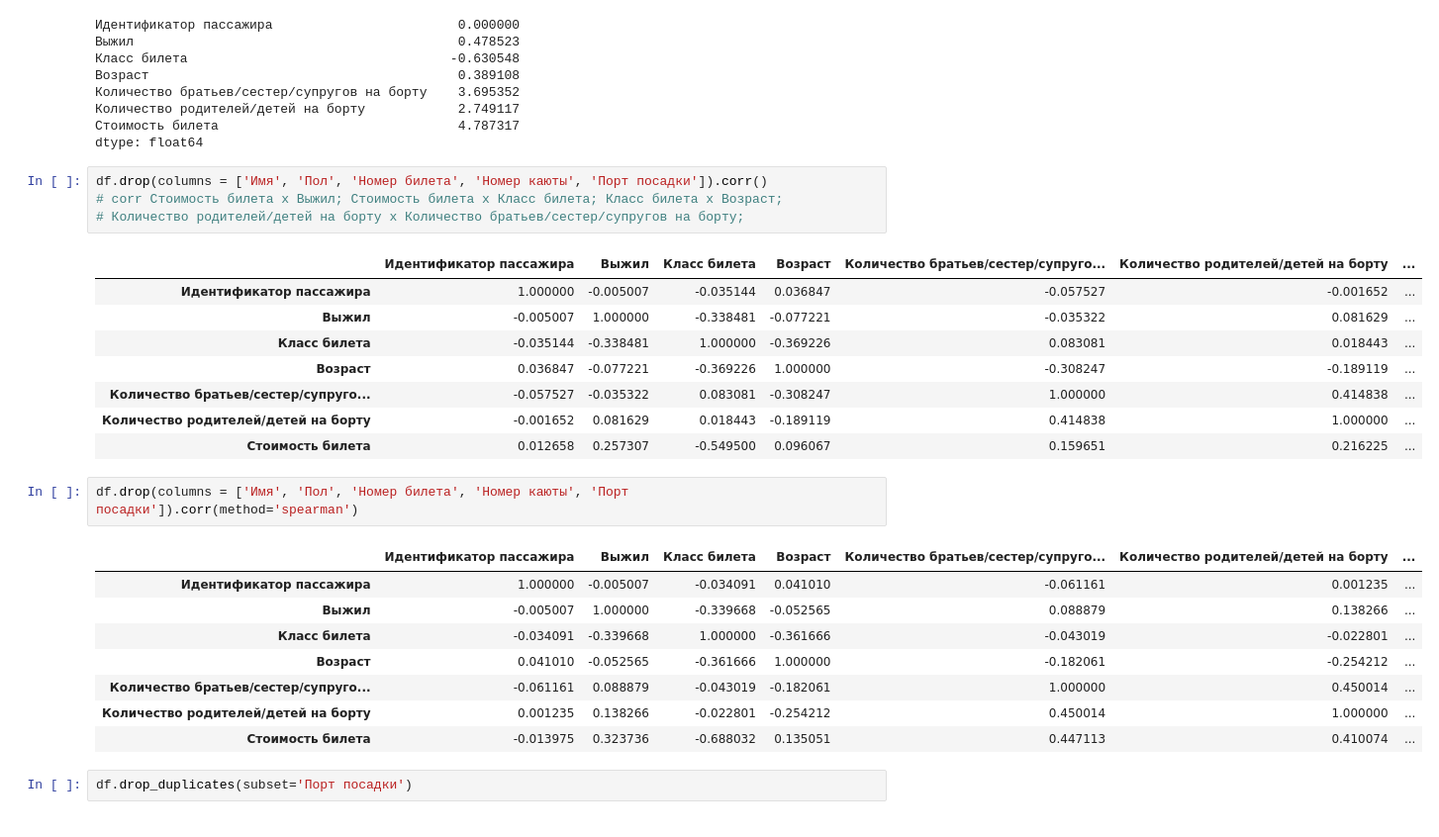
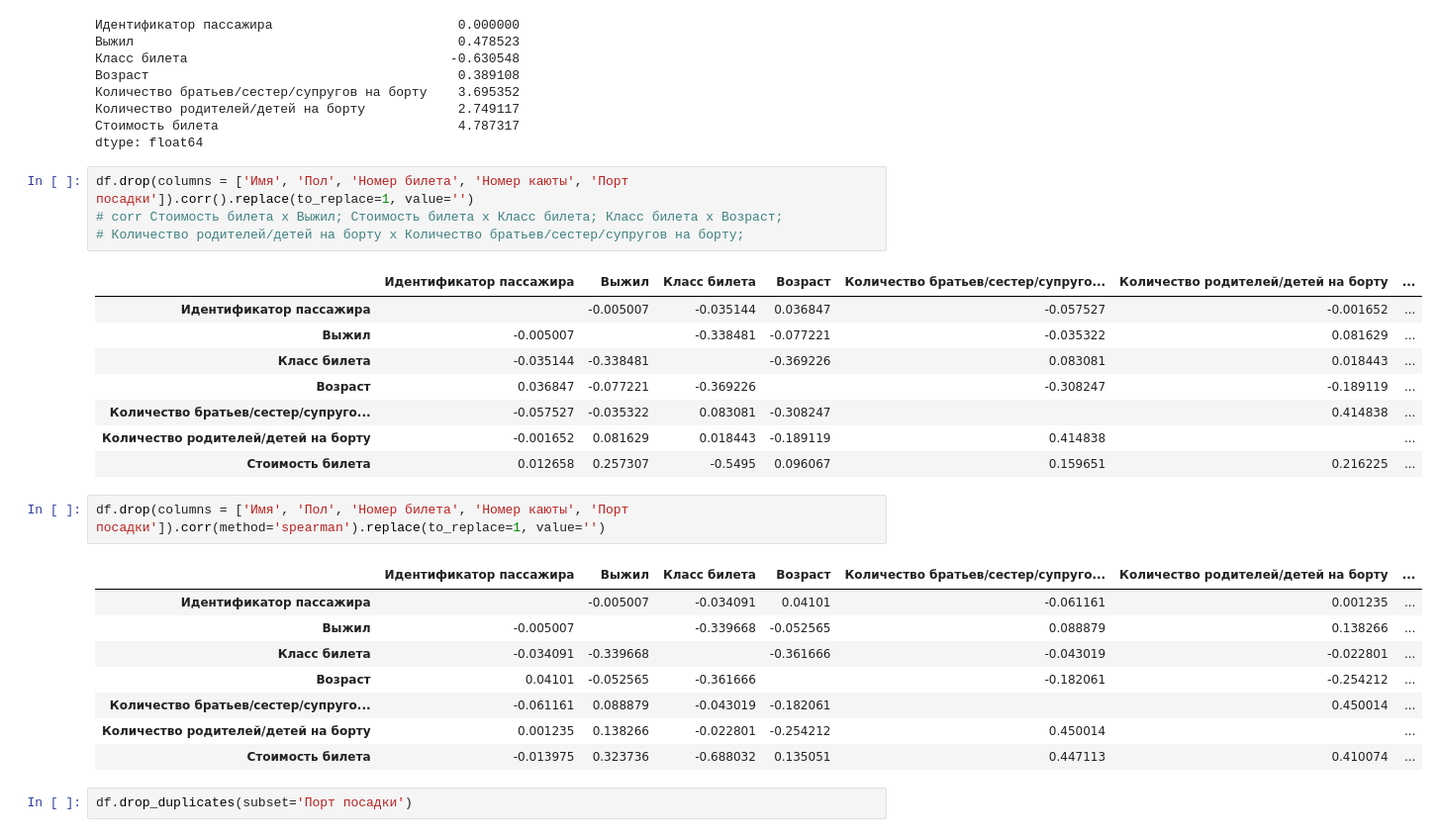
Before and after one commit to IsaakClarke/tms, a Jupyter notebook: lesson-6/lesson-6.ipynb, the cells around one changed output. Shown at 99% size. Saved outputs shown, nothing was run; the diff lists cells and outputs as text.

```diff
--- a/lesson-6/lesson-6.ipynb
+++ b/lesson-6/lesson-6.ipynb
@@ -147,28 +147,28 @@ df.drop(columns = ['Имя', 'Пол', 'Номер билета', 'Номер к
 Стоимость билета                               4.787317
 dtype: float64
 # %%
-df.drop(columns = ['Имя', 'Пол', 'Номер билета', 'Номер каюты', 'Порт посадки']).corr()
+df.drop(columns = ['Имя', 'Пол', 'Номер билета', 'Номер каюты', 'Порт посадки']).corr().replace(to_replace=1, value='')
 # corr Стоимость билета x Выжил; Стоимость билета x Класс билета; Класс билета x Возраст;
 # Количество родителей/детей на борту x Количество братьев/сестер/супругов на борту;
 # %% [output]
 |  | Идентификатор пассажира | Выжил | Класс билета | Возраст | Количество братьев/сестер/супруго... | Количество родителей/детей на борту | ... |
-| Идентификатор пассажира | 1.000000 | -0.005007 | -0.035144 | 0.036847 | -0.057527 | -0.001652 | ... |
-| Выжил | -0.005007 | 1.000000 | -0.338481 | -0.077221 | -0.035322 | 0.081629 | ... |
-| Класс билета | -0.035144 | -0.338481 | 1.000000 | -0.369226 | 0.083081 | 0.018443 | ... |
-| Возраст | 0.036847 | -0.077221 | -0.369226 | 1.000000 | -0.308247 | -0.189119 | ... |
-| Количество братьев/сестер/супруго... | -0.057527 | -0.035322 | 0.083081 | -0.308247 | 1.000000 | 0.414838 | ... |
-| Количество родителей/детей на борту | -0.001652 | 0.081629 | 0.018443 | -0.189119 | 0.414838 | 1.000000 | ... |
-| Стоимость билета | 0.012658 | 0.257307 | -0.549500 | 0.096067 | 0.159651 | 0.216225 | ... |
+| Идентификатор пассажира |  | -0.005007 | -0.035144 | 0.036847 | -0.057527 | -0.001652 | ... |
+| Выжил | -0.005007 |  | -0.338481 | -0.077221 | -0.035322 | 0.081629 | ... |
+| Класс билета | -0.035144 | -0.338481 |  | -0.369226 | 0.083081 | 0.018443 | ... |
+| Возраст | 0.036847 | -0.077221 | -0.369226 |  | -0.308247 | -0.189119 | ... |
+| Количество братьев/сестер/супруго... | -0.057527 | -0.035322 | 0.083081 | -0.308247 |  | 0.414838 | ... |
+| Количество родителей/детей на борту | -0.001652 | 0.081629 | 0.018443 | -0.189119 | 0.414838 |  | ... |
+| Стоимость билета | 0.012658 | 0.257307 | -0.5495 | 0.096067 | 0.159651 | 0.216225 | ... |
 # %%
-df.drop(columns = ['Имя', 'Пол', 'Номер билета', 'Номер каюты', 'Порт посадки']).corr(method='spearman')
+df.drop(columns = ['Имя', 'Пол', 'Номер билета', 'Номер каюты', 'Порт посадки']).corr(method='spearman').replace(to_replace=1, value='')
 # %% [output]
 |  | Идентификатор пассажира | Выжил | Класс билета | Возраст | Количество братьев/сестер/супруго... | Количество родителей/детей на борту | ... |
-| Идентификатор пассажира | 1.000000 | -0.005007 | -0.034091 | 0.041010 | -0.061161 | 0.001235 | ... |
-| Выжил | -0.005007 | 1.000000 | -0.339668 | -0.052565 | 0.088879 | 0.138266 | ... |
-| Класс билета | -0.034091 | -0.339668 | 1.000000 | -0.361666 | -0.043019 | -0.022801 | ... |
-| Возраст | 0.041010 | -0.052565 | -0.361666 | 1.000000 | -0.182061 | -0.254212 | ... |
-| Количество братьев/сестер/супруго... | -0.061161 | 0.088879 | -0.043019 | -0.182061 | 1.000000 | 0.450014 | ... |
-| Количество родителей/детей на борту | 0.001235 | 0.138266 | -0.022801 | -0.254212 | 0.450014 | 1.000000 | ... |
+| Идентификатор пассажира |  | -0.005007 | -0.034091 | 0.04101 | -0.061161 | 0.001235 | ... |
+| Выжил | -0.005007 |  | -0.339668 | -0.052565 | 0.088879 | 0.138266 | ... |
+| Класс билета | -0.034091 | -0.339668 |  | -0.361666 | -0.043019 | -0.022801 | ... |
+| Возраст | 0.04101 | -0.052565 | -0.361666 |  | -0.182061 | -0.254212 | ... |
+| Количество братьев/сестер/супруго... | -0.061161 | 0.088879 | -0.043019 | -0.182061 |  | 0.450014 | ... |
+| Количество родителей/детей на борту | 0.001235 | 0.138266 | -0.022801 | -0.254212 | 0.450014 |  | ... |
 | Стоимость билета | -0.013975 | 0.323736 | -0.688032 | 0.135051 | 0.447113 | 0.410074 | ... |
 # %%
 df.drop_duplicates(subset='Порт посадки')
```
Also changed, not shown: parts of 23 cells of this notebook, 1 other file.
